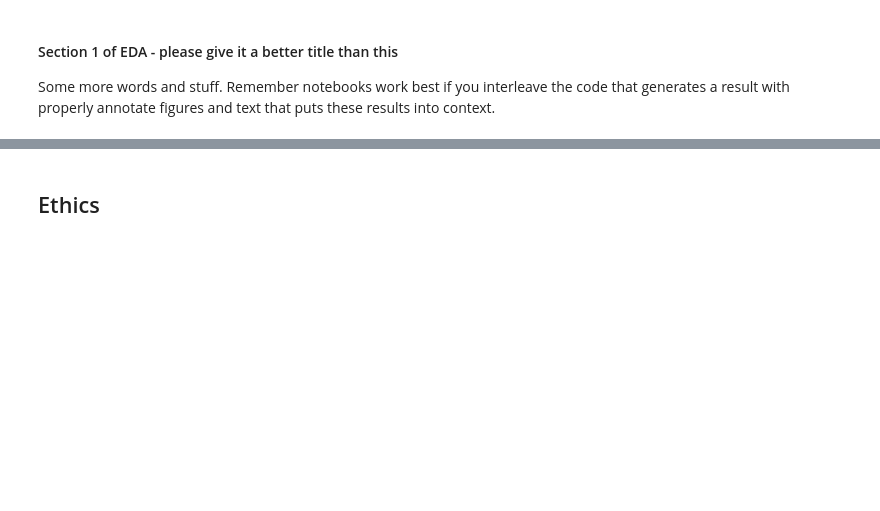
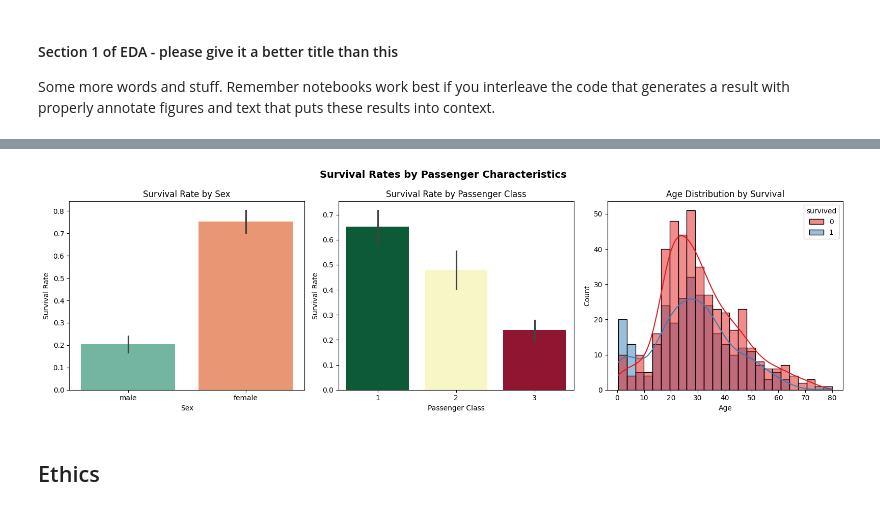
Before and after one commit to COGS108/Group036_WI26, a Jupyter notebook: 02-EDACheckpoint.ipynb, the cells around one changed output, grey strips where cells are left out. Saved outputs shown, nothing was run; the diff lists cells and outputs as text; code cells hidden in the pictures; blank space fills up the shorter version.

```diff
--- a/02-EDACheckpoint.ipynb
+++ b/02-EDACheckpoint.ipynb
@@ -178,26 +181,28 @@ The dataset is not composed of the entire Titanic manifest, as it only has 891 o
 5. Feel free to add more cells here if that's helpful for you
 # %%
 import pandas as pd
+import numpy as np
 import os
 
 df = pd.read_csv('data/00-raw/titanic.csv')
 
 print("Shape:", df.shape)
-print("Data types:", df.dtypes)
-
 missing = df.isnull().sum()
 missing_pct = (missing / len(df) * 100).round(2)
-print("Missing values:", pd.DataFrame({'count': missing, 'pct': missing_pct})[missing > 0])
+print("Missing values: ", pd.DataFrame({'count': missing, 'pct': missing_pct})[missing > 0])
 
-# drop rows where Age is missing
-df = df.dropna(subset=['age'])
+# Drop rows missing age (177) or embarked (2)
+df = df.dropna(subset=['age', 'embarked'])
 
-# Flag fare outliers
-fare_cutoff = df['fare'].mean() + 3 * df['fare'].std()
-print(f"Fare outliers (>{fare_cutoff:.2f}): {len(df[df['fare'] > fare_cutoff])} rows")
+df['family_size'] = df['sibsp'] + df['parch'] + 1
+df['is_alone'] = (df['family_size'] == 1).astype(int)
+df['fare_log'] = np.log1p(df['fare'])
+df['sex_enc'] = df['sex'].map({'male': 0, 'female': 1})
+df['embarked_enc'] = df['embarked'].map({'S': 0, 'C': 1, 'Q': 2})
 
-print("Summary stats:", df[['survived', 'pclass', 'age', 'fare']].describe().round(2))
-print("Final shape:", df.shape)
+main_features = ['pclass', 'sex_enc', 'age', 'fare_log', 'family_size', 'is_alone', 'embarked_enc']
+print("Summary stats: ", df[main_features].describe().round(2))
+print("Final shape: ", df.shape)
 
 os.makedirs('data/02-processed', exist_ok=True)
 df.to_csv('data/02-processed/titanic_clean.csv', index=False)
@@ -255,3 +326,20 @@ Some more words and stuff.  Remember notebooks work best if you interleave the c
+# %%
+fig, axes = plt.subplots(1, 3, figsize=(16, 5))
+fig.suptitle('Survival Rates by Passenger Characteristics', fontsize=14, fontweight='bold')
+
+sns.barplot(data=df, x='sex', y='survived', hue='sex', palette='Set2', legend=False, ax=axes[0])
+axes[0].set(title='Survival Rate by Sex', xlabel='Sex', ylabel='Survival Rate')
+
+sns.barplot(data=df, x='pclass', y='survived', hue='pclass', palette='RdYlGn_r', legend=False, ax=axes[1])
+axes[1].set(title='Survival Rate by Passenger Class', xlabel='Passenger Class', ylabel='Survival Rate')
+
+sns.histplot(data=df, x='age', hue='survived', bins=25, kde=True, palette='Set1', ax=axes[2])
+axes[2].set(title='Age Distribution by Survival', xlabel='Age', ylabel='Count')
+
+plt.tight_layout()
+plt.show()
+# %% [output]
+[figure, added]
 # %% [markdown]
 ## Ethics
 # %% [markdown]
```
Also changed, not shown: parts of 7 cells of this notebook.
